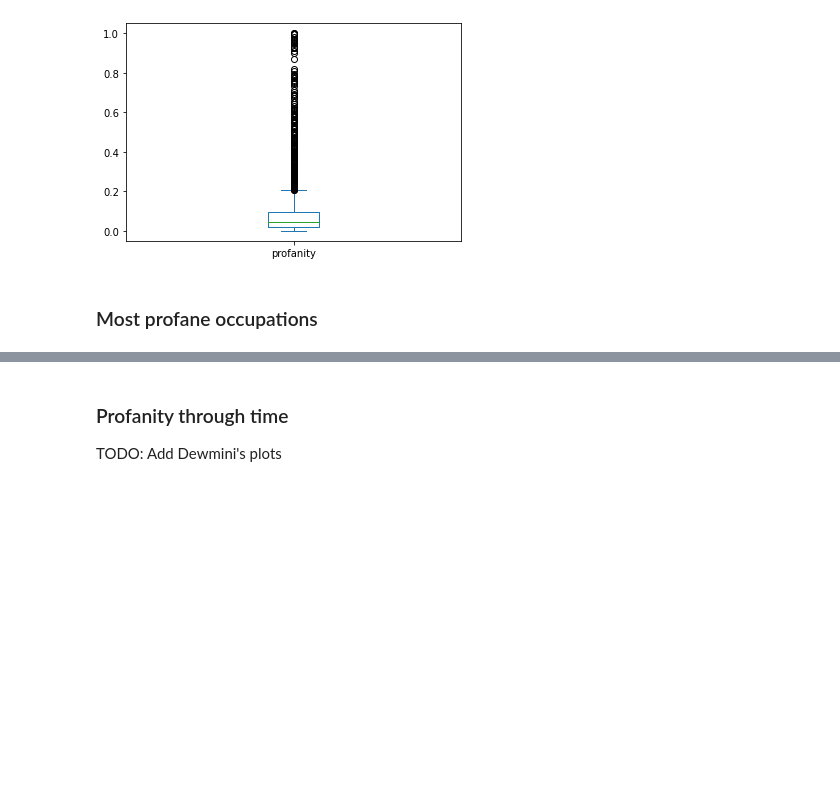
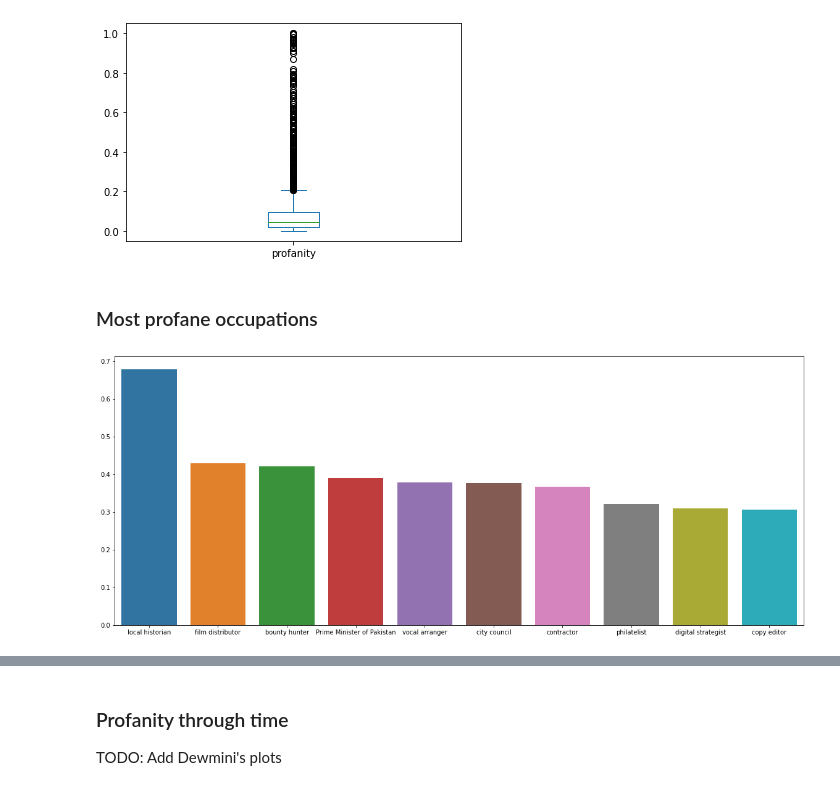
Before and after one commit to epfl-ada/ada-2021-project-k-beans, a Jupyter notebook: exploratory_analysis.ipynb, the cells around one changed output, grey strips where cells are left out. Saved outputs shown, nothing was run; the diff lists cells and outputs as text; code cells hidden in the pictures; blank space fills up the shorter version.

```diff
--- a/exploratory_analysis.ipynb
+++ b/exploratory_analysis.ipynb
@@ -329,6 +350,8 @@ df_occupations.apply(lambda row: append_to_list(row['occupation_labels'], row['p
 # %%
-occupation_to_profanity = {k: np.mean(v) for k, v in occupation_to_profanity_list.iteritems()}
+occupation_to_profanity = {k: np.mean(v) for k, v in occupation_to_profanity_list.items()}
 # %%
 top10_by_profanity = sorted(occupation_to_profanity.items(), key=lambda x: x[1], reverse=True)[:10]
-plt.figure(figsize=(15,8))
+plt.figure(figsize=(20,8))
 _ = sns.barplot(x=[x for x,y in top10_by_profanity], y=[y for x,y in top10_by_profanity])
+# %% [output]
+[figure, added]
```
Also changed, not shown: parts of 14 cells of this notebook.
